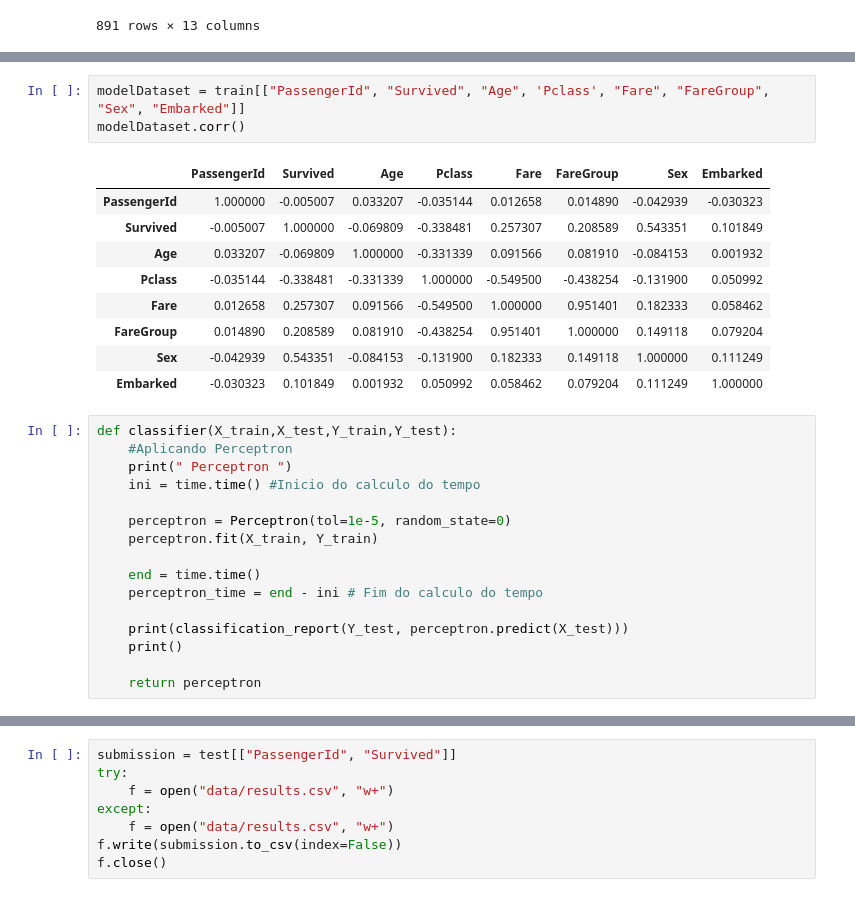
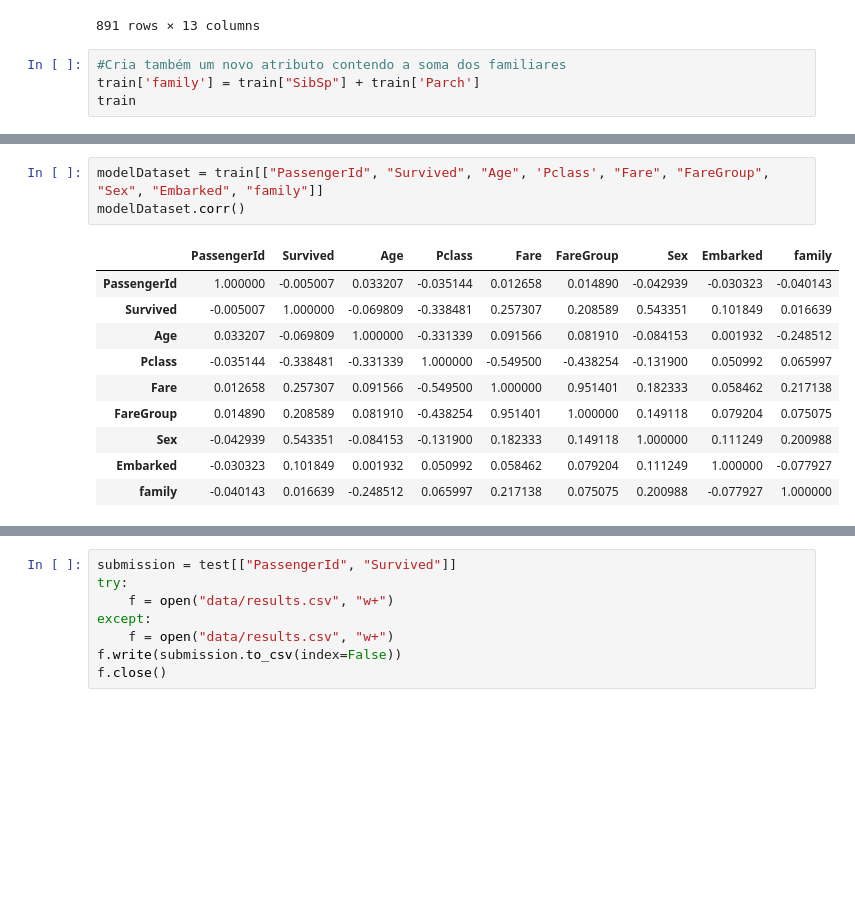
Before and after one commit to brunomarram/atividades-cdd, a Jupyter notebook: src/dados II/titanic-refined/titanic.ipynb, the cells around one changed output, grey strips where cells are left out. Drawn from its saved outputs; the diff is of its cells as text; blank space fills up the shorter version.

Commit message:
feat: add automl, some feature selections, perceptron and MLP models

```diff
--- a/src/dados II/titanic-refined/titanic.ipynb
+++ b/src/dados II/titanic-refined/titanic.ipynb
@@ -158,3 +161,7 @@ train
 | 889 | 890 | 1 | 1 | Behr, Mr. Karl Howell | 0 | 26.000000 | 0 | 0 | 111369 | 30.0000 | ... |
 | 890 | 891 | 0 | 3 | Dooley, Mr. Patrick | 0 | 32.000000 | 0 | 0 | 370376 | 7.7500 | ... |
 891 rows × 13 columns
+# %%
+#Cria também um novo atributo contendo a soma dos familiares
+train['family'] = train["SibSp"] + train['Parch']
+train
@@ -161,29 +182,14 @@ train
 # %%
-modelDataset = train[["PassengerId", "Survived", "Age", 'Pclass', "Fare", "FareGroup", "Sex", "Embarked"]]
+modelDataset = train[["PassengerId", "Survived", "Age", 'Pclass', "Fare", "FareGroup", "Sex", "Embarked", "family"]]
 modelDataset.corr()
 # %% [output]
-|  | PassengerId | Survived | Age | Pclass | Fare | FareGroup | Sex | Embarked |
-| PassengerId | 1.000000 | -0.005007 | 0.033207 | -0.035144 | 0.012658 | 0.014890 | -0.042939 | -0.030323 |
-| Survived | -0.005007 | 1.000000 | -0.069809 | -0.338481 | 0.257307 | 0.208589 | 0.543351 | 0.101849 |
-| Age | 0.033207 | -0.069809 | 1.000000 | -0.331339 | 0.091566 | 0.081910 | -0.084153 | 0.001932 |
-| Pclass | -0.035144 | -0.338481 | -0.331339 | 1.000000 | -0.549500 | -0.438254 | -0.131900 | 0.050992 |
-| Fare | 0.012658 | 0.257307 | 0.091566 | -0.549500 | 1.000000 | 0.951401 | 0.182333 | 0.058462 |
-| FareGroup | 0.014890 | 0.208589 | 0.081910 | -0.438254 | 0.951401 | 1.000000 | 0.149118 | 0.079204 |
-| Sex | -0.042939 | 0.543351 | -0.084153 | -0.131900 | 0.182333 | 0.149118 | 1.000000 | 0.111249 |
-| Embarked | -0.030323 | 0.101849 | 0.001932 | 0.050992 | 0.058462 | 0.079204 | 0.111249 | 1.000000 |
+|  | PassengerId | Survived | Age | Pclass | Fare | FareGroup | Sex | Embarked | family |
+| PassengerId | 1.000000 | -0.005007 | 0.033207 | -0.035144 | 0.012658 | 0.014890 | -0.042939 | -0.030323 | -0.040143 |
+| Survived | -0.005007 | 1.000000 | -0.069809 | -0.338481 | 0.257307 | 0.208589 | 0.543351 | 0.101849 | 0.016639 |
+| Age | 0.033207 | -0.069809 | 1.000000 | -0.331339 | 0.091566 | 0.081910 | -0.084153 | 0.001932 | -0.248512 |
+| Pclass | -0.035144 | -0.338481 | -0.331339 | 1.000000 | -0.549500 | -0.438254 | -0.131900 | 0.050992 | 0.065997 |
+| Fare | 0.012658 | 0.257307 | 0.091566 | -0.549500 | 1.000000 | 0.951401 | 0.182333 | 0.058462 | 0.217138 |
+| FareGroup | 0.014890 | 0.208589 | 0.081910 | -0.438254 | 0.951401 | 1.000000 | 0.149118 | 0.079204 | 0.075075 |
+| Sex | -0.042939 | 0.543351 | -0.084153 | -0.131900 | 0.182333 | 0.149118 | 1.000000 | 0.111249 | 0.200988 |
+| Embarked | -0.030323 | 0.101849 | 0.001932 | 0.050992 | 0.058462 | 0.079204 | 0.111249 | 1.000000 | -0.077927 |
+| family | -0.040143 | 0.016639 | -0.248512 | 0.065997 | 0.217138 | 0.075075 | 0.200988 | -0.077927 | 1.000000 |
-# %%
-def classifier(X_train,X_test,Y_train,Y_test):
-    #Aplicando Perceptron
-    print(" Perceptron ")
-    ini = time.time() #Inicio do calculo do tempo
-
-    perceptron = Perceptron(tol=1e-5, random_state=0)
-    perceptron.fit(X_train, Y_train)
-
-    end = time.time()
-    perceptron_time = end - ini # Fim do calculo do tempo
-
-    print(classification_report(Y_test, perceptron.predict(X_test)))
-    print()
-
-    return perceptron
```
Also changed, not shown: parts of 7 cells of this notebook, 2 other files.
